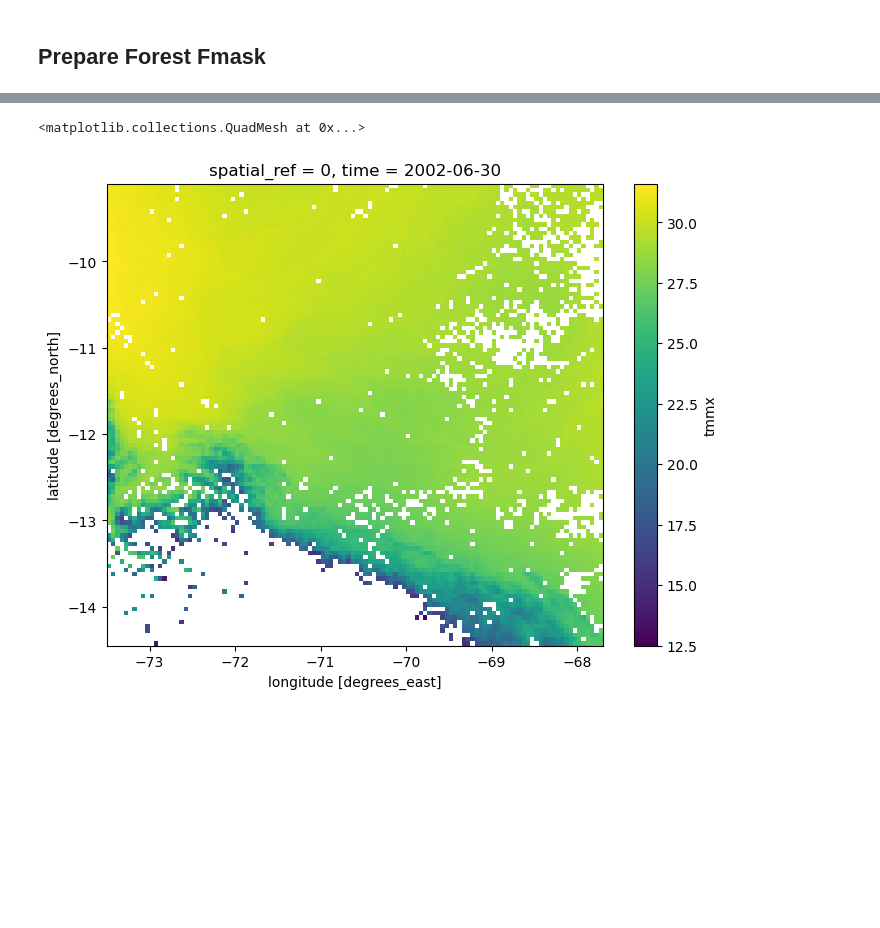
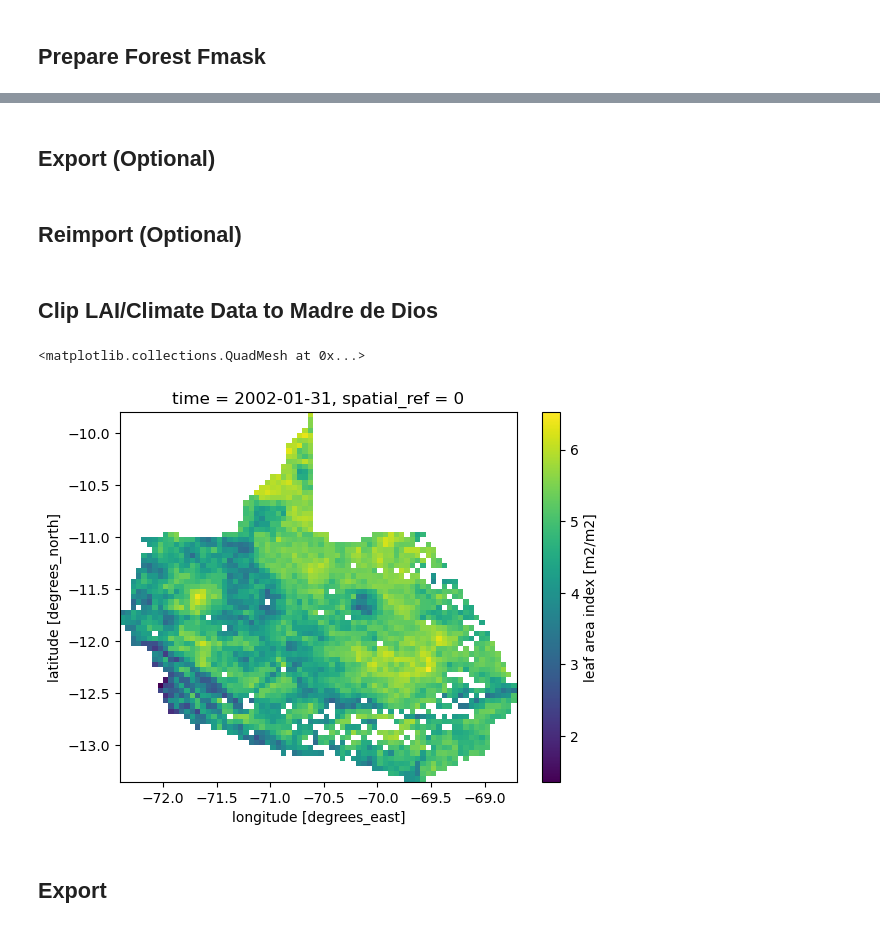
Before and after one commit to enikoebihari/MLEAEEE4000-DroughtAmazon2, a Jupyter notebook: scripts/1_5_compileDatasets.ipynb, the cells around one changed output, grey strips where cells are left out. Cells and saved outputs as stored; diff of their text form; code cells hidden in the pictures; blank space fills up the shorter version.

Commit message:
cleaned script + clip to mdd

```diff
--- a/scripts/1_5_compileDatasets.ipynb
+++ b/scripts/1_5_compileDatasets.ipynb
@@ -525,6 +521,3 @@ ds_masked = xr.Dataset(masked_vars, coords=ds_withMask.coords)
-# %%
-ds_masked.tmmx.isel(time=5).plot(figsize=(8,6))
-# %% [output]
-<matplotlib.collections.QuadMesh at 0x...>
-[figure, removed]
+# %% [markdown]
+## Export (Optional)
 # %%
@@ -532,0 +526,2 @@ ds_masked.to_netcdf(output_path)
+# %% [markdown]
+## Reimport (Optional)
@@ -532,0 +544,17 @@ ds_masked.to_netcdf(output_path)
+# %% [markdown]
+## Clip LAI/Climate Data to Madre de Dios
+# %%
+# clip
+combo_climLAI_maskedClipped_xr = combo_climLAI_masked_xr.rio.clip(
+    mdd_gjson.geometry,
+    mdd_gjson.crs,
+    drop=True
+)
+
+# plot
+combo_climLAI_maskedClipped_xr["lai"].isel(time=0).plot()
+# %% [output]
+<matplotlib.collections.QuadMesh at 0x...>
+[figure, added]
+# %% [markdown]
+## Export
```
Also changed, not shown: parts of 14 cells of this notebook.
